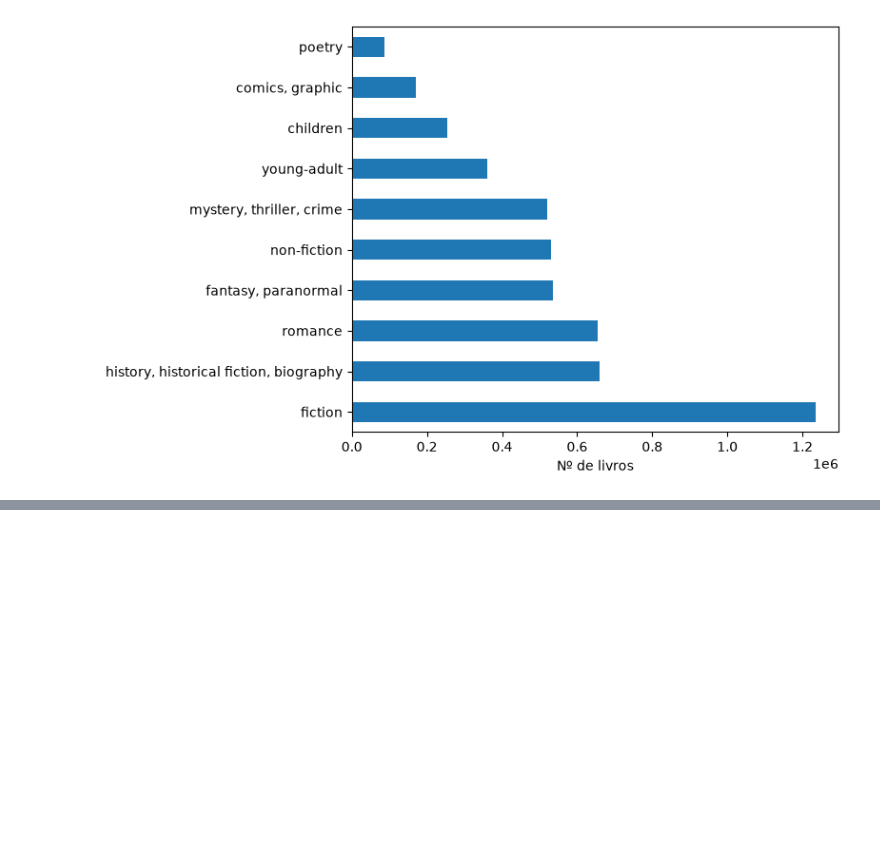
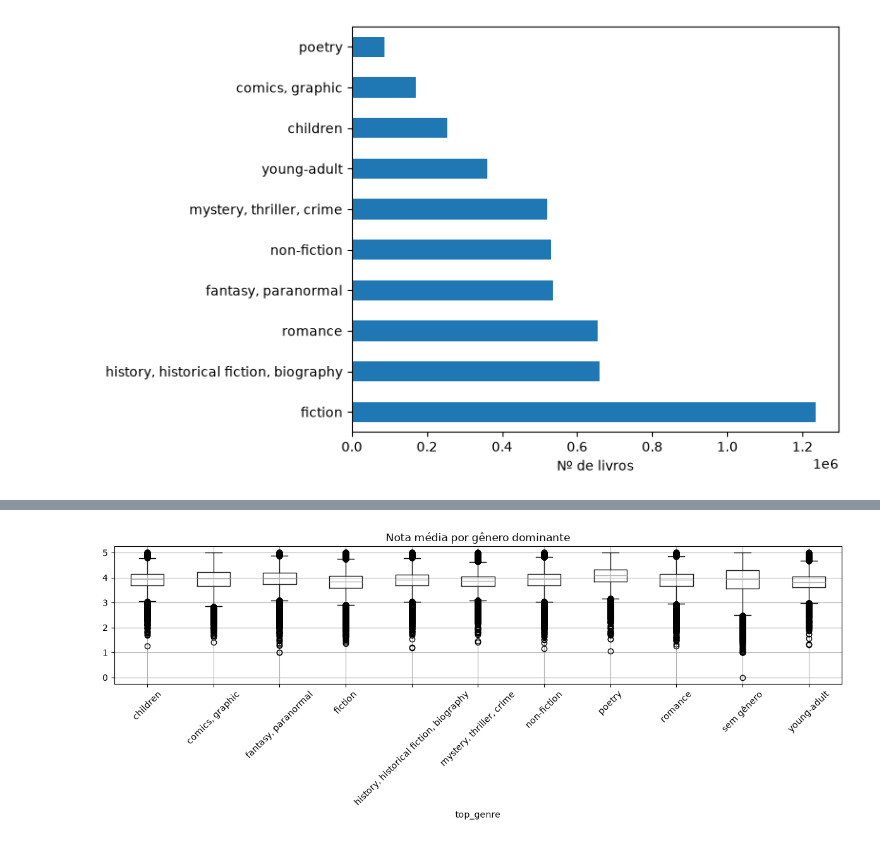
Before and after one commit to FelipeHeringer/Estante, a Jupyter notebook: Books_Recomendations/clustering_model.ipynb, the cells around one changed output, grey strips where cells are left out. Drawn from its saved outputs; the diff is of its cells as text; code cells hidden in the pictures; blank space fills up the shorter version.

```diff
--- a/Books_Recomendations/clustering_model.ipynb
+++ b/Books_Recomendations/clustering_model.ipynb
@@ -280,0 +332,5 @@ plt.show()
+# %%
+eda[eda.ratings_count >= 10].boxplot(column='average_rating', by='top_genre', figsize=(12, 5), rot=45)
+plt.suptitle(''); plt.title('Nota média por gênero dominante'); plt.tight_layout(); plt.show()
+# %% [output]
+[figure, added]
```
Also changed, not shown: parts of 17 cells of this notebook.
